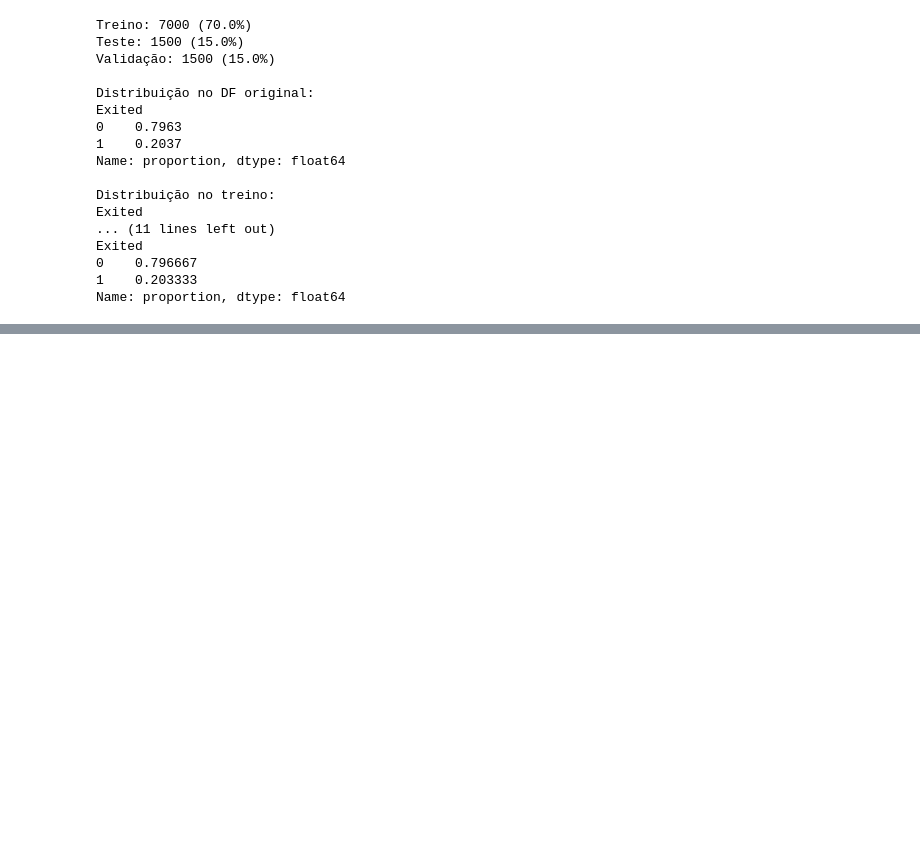
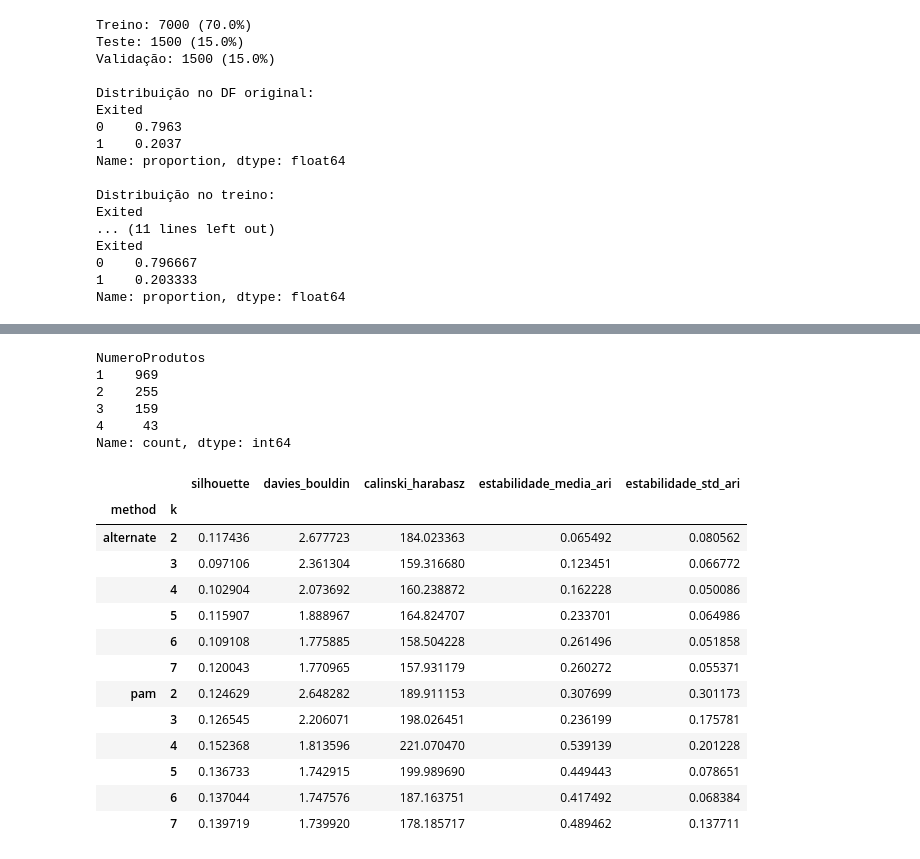
Before and after one commit to GustavoNachbar/churn-dataset-clusters-classify-tests, a Jupyter notebook: k_medoids.ipynb, the cells around one changed output, grey strips where cells are left out. Saved outputs shown, nothing was run; the diff lists cells and outputs as text; code cells hidden in the pictures; blank space fills up the shorter version.

```diff
--- a/k_medoids.ipynb
+++ b/k_medoids.ipynb
@@ -111,0 +232,9 @@ df_treino = df_treino.rename(columns={
+# %%
+print(df_treino_cancelamento['NumeroProdutos'].value_counts().sort_index())
+# %% [output]
+NumeroProdutos
+1    969
+2    255
+3    159
+4     43
+Name: count, dtype: int64
@@ -124,0 +324,43 @@ X_scaled = scaler_cancelamento.fit_transform(df_treino_cancelamento)
+# %%
+from sklearn_extra.cluster import KMedoids
+
+resultados_method = []
+
+for method in ['alternate', 'pam']:
+    for k in range(2, 8):
+        modelo = KMedoids(n_clusters=k, random_state=42, method=method, init='k-medoids++')
+        labels = modelo.fit_predict(X_scaled)
+
+        estab_media, estab_std = calcular_estabilidade_generico(
+            X_scaled, KMedoids,
+            {'n_clusters': k, 'method': method, 'init': 'k-medoids++'},
+            labels
+        )
+
+        resultados_method.append({
+            'method': method,
+            'k': k,
+            'silhouette': silhouette_score(X_scaled, labels),
+            'davies_bouldin': davies_bouldin_score(X_scaled, labels),
+            'calinski_harabasz': calinski_harabasz_score(X_scaled, labels),
+            'estabilidade_media_ari': estab_media,
+            'estabilidade_std_ari': estab_std,
+        })
+
+df_resultados_method = pd.DataFrame(resultados_method).set_index(['method', 'k'])
+df_resultados_method
+# %% [output]
+|  |  | silhouette | davies_bouldin | calinski_harabasz | estabilidade_media_ari | estabilidade_std_ari |
+| method | k |  |  |  |  |  |
+| alternate | 2 | 0.117436 | 2.677723 | 184.023363 | 0.065492 | 0.080562 |
+|  | 3 | 0.097106 | 2.361304 | 159.316680 | 0.123451 | 0.066772 |
+|  | 4 | 0.102904 | 2.073692 | 160.238872 | 0.162228 | 0.050086 |
+|  | 5 | 0.115907 | 1.888967 | 164.824707 | 0.233701 | 0.064986 |
+|  | 6 | 0.109108 | 1.775885 | 158.504228 | 0.261496 | 0.051858 |
+|  | 7 | 0.120043 | 1.770965 | 157.931179 | 0.260272 | 0.055371 |
+| pam | 2 | 0.124629 | 2.648282 | 189.911153 | 0.307699 | 0.301173 |
+|  | 3 | 0.126545 | 2.206071 | 198.026451 | 0.236199 | 0.175781 |
+|  | 4 | 0.152368 | 1.813596 | 221.070470 | 0.539139 | 0.201228 |
+|  | 5 | 0.136733 | 1.742915 | 199.989690 | 0.449443 | 0.078651 |
+|  | 6 | 0.137044 | 1.747576 | 187.163751 | 0.417492 | 0.068384 |
+|  | 7 | 0.139719 | 1.739920 | 178.185717 | 0.489462 | 0.137711 |
```
Also changed, not shown: parts of 13 cells of this notebook.
